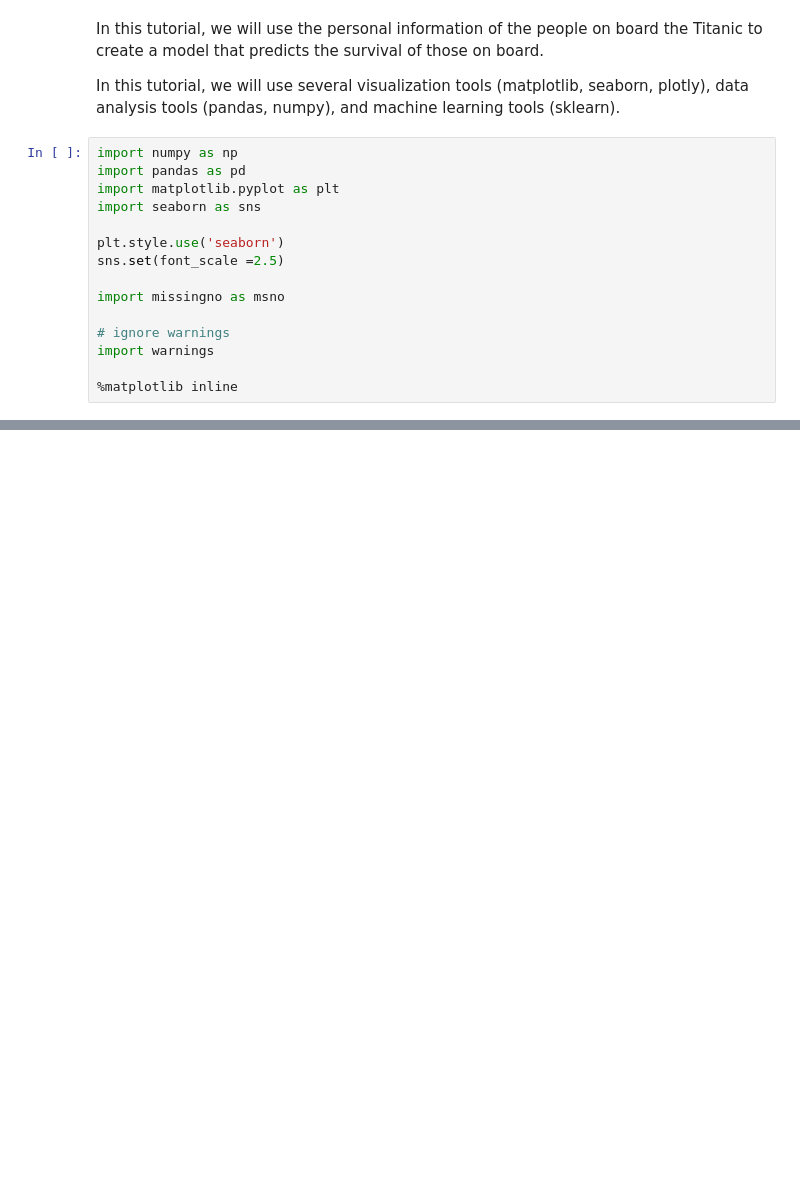
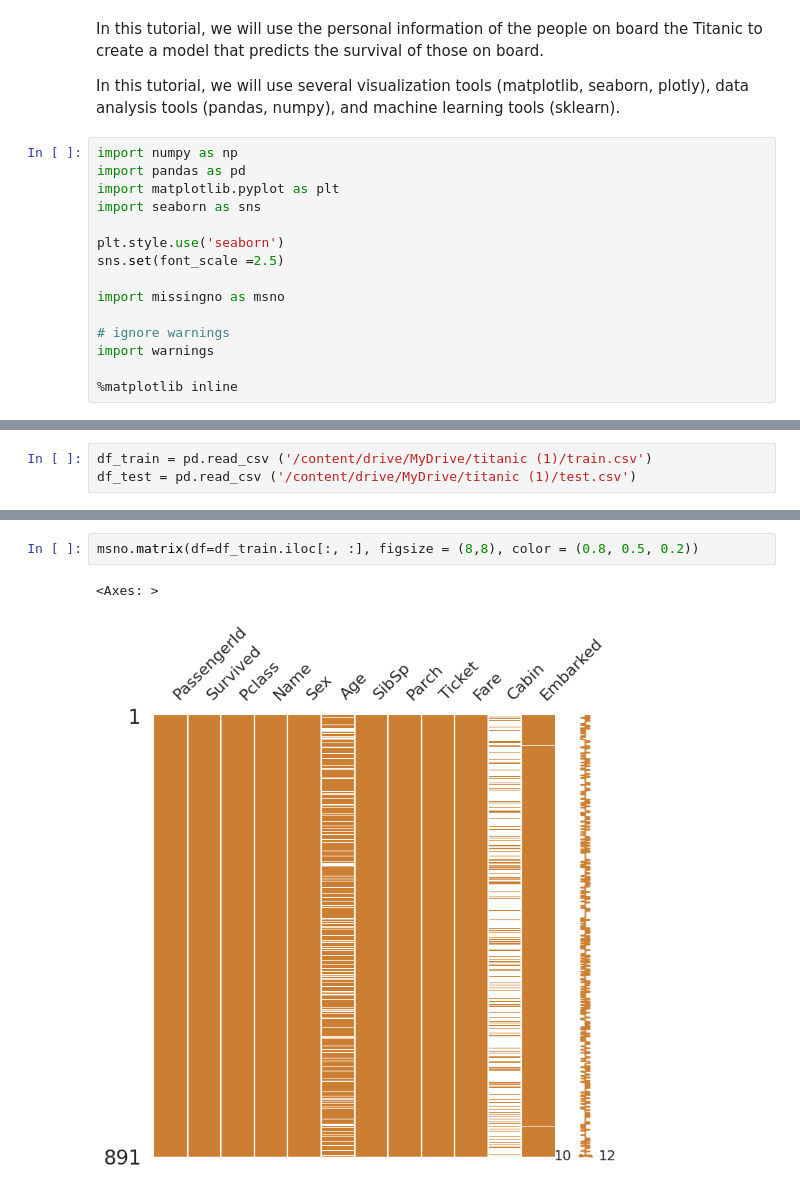
Before and after one commit to haeunkim48/Kaggle_transcription_learning, a Jupyter notebook: Titanic_Tutorial_Exploratory_data_analysis,_visualization,_machine_learning.ipynb, the cells around one changed output, grey strips where cells are left out. Saved outputs shown, nothing was run; the diff lists cells and outputs as text; blank space fills up the shorter version.

```diff
--- a/Titanic_Tutorial_Exploratory_data_analysis,_visualization,_machine_learning.ipynb
+++ b/Titanic_Tutorial_Exploratory_data_analysis,_visualization,_machine_learning.ipynb
@@ -32,0 +24,3 @@ Model learning and prediction - Train the model with the trainset and predict wi
+# %%
+df_train = pd.read_csv ('/content/drive/MyDrive/titanic (1)/train.csv')
+df_test = pd.read_csv ('/content/drive/MyDrive/titanic (1)/test.csv')
@@ -32,0 +95,5 @@ Model learning and prediction - Train the model with the trainset and predict wi
+# %%
+msno.matrix(df=df_train.iloc[:, :], figsize = (8,8), color = (0.8, 0.5, 0.2))
+# %% [output]
+<Axes: >
+[figure, added]
```
Also changed, not shown: parts of 20 cells of this notebook.
